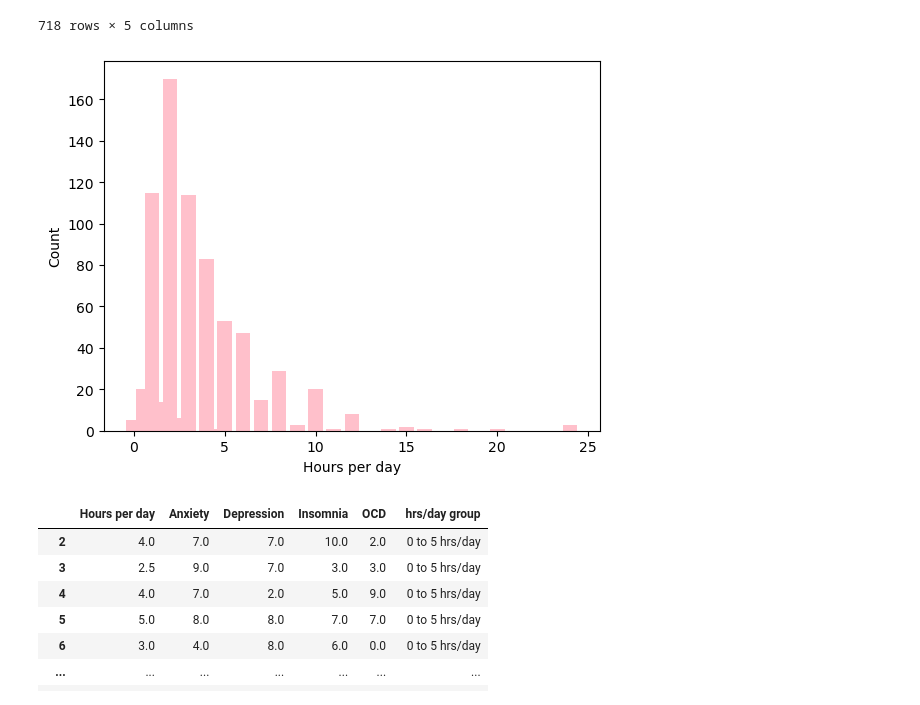
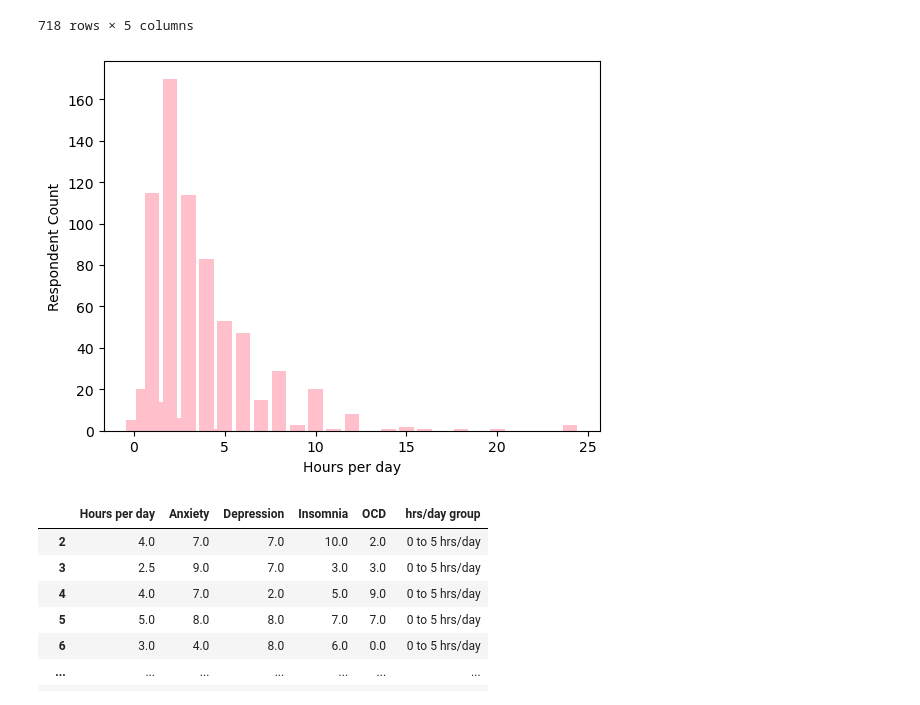
Before and after one commit to hopkinsbowman78/music_and_mental_health, a Jupyter notebook: Yen/Yens_Notebook_hourslinear.ipynb, the cells around one changed output. Drawn from its saved outputs; the diff is of its cells as text; code cells hidden in the pictures.

```diff
--- a/Yen/Yens_Notebook_hourslinear.ipynb
+++ b/Yen/Yens_Notebook_hourslinear.ipynb
@@ -94,11 +94,11 @@ narrow_cleaned_df_copy
 # %%
 hrs_counts = narrow_cleaned_df_copy['Hours per day'].value_counts()
 plt.bar(hrs_counts.index, hrs_counts.values, color= 'pink', align='center')
 plt.xlabel('Hours per day')
-plt.ylabel('Count')
+plt.ylabel('Respondent Count')
 plt.show()
 # %% [output]
-[figure, old version]
+[figure, new version]
 # %%
 # Divide data into 5 groups based on the hours spent listening to music a day
 bins = [0, 5, 10, 15, 20, 24]
```
Also changed, not shown: 1 other file.
